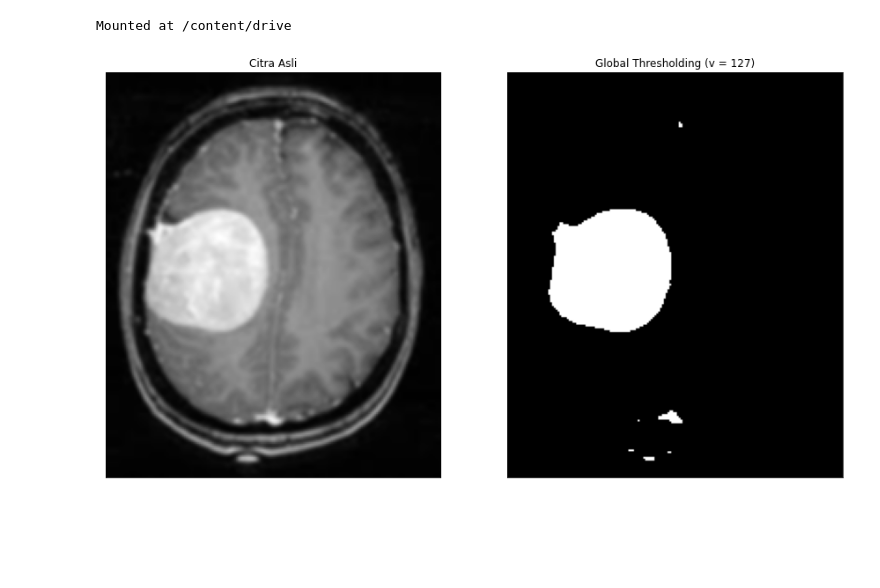
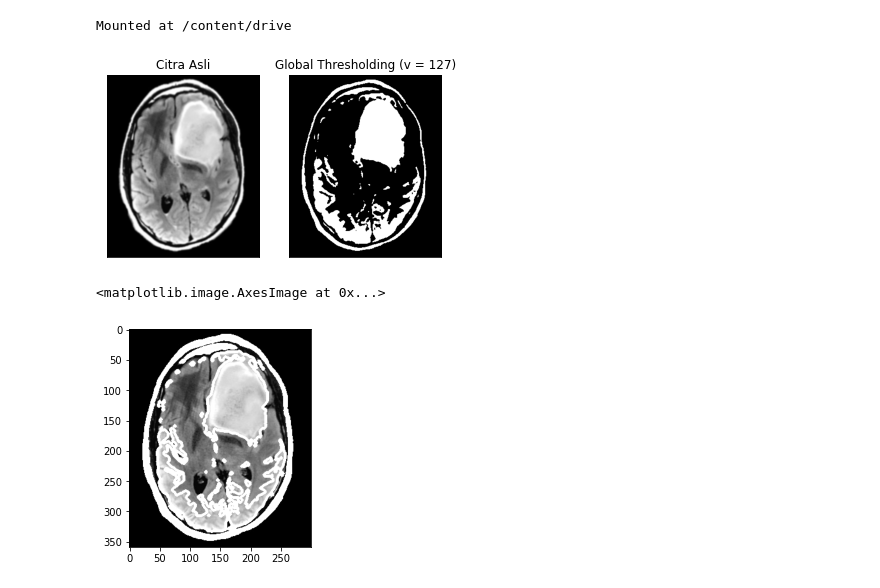
Before and after one commit to yunikurniatr/BrainTumorDetection, a Jupyter notebook: TumorDetection.ipynb, the cells around one changed output. Cells and saved outputs as stored; diff of their text form; code cells hidden in the pictures; blank space fills up the shorter version.

```diff
--- a/TumorDetection.ipynb
+++ b/TumorDetection.ipynb
@@ -11,41 +11,51 @@ import numpy as np
 from matplotlib import pyplot as plt
 # %%
 import cv2 as cv2
-filename = ('/content/drive/MyDrive/PCVK/Brain Tumor/Y1.jpg')
+filename = ('/content/drive/MyDrive/PCVK/Brain Tumor/Y153.jpg')
 img = cv2.imread(filename,0)
 blur = cv2. GaussianBlur (img, (5,5),0)
 
 hist = cv2.calcHist([blur],[0],None,[256], [0,256])
 hist_norm = hist.ravel()/hist.max()
 Q = hist_norm.cumsum()
 bins = np.arange (256)
 wb = 0
 sumb = 0
 varmax = 0
 fn_min = np.inf
 thresh = -1
 for i in range(0,255):
   wb += hist[i]
   wf = (img.shape[0]*img.shape[1]) - wb
   sumb += (i*hist[i])
   mb = sumb / wb
   mf = (sumb - sumb)/wf
   betweenvar = wb * wf * (mb - mf) * (mb - mf)
   if (betweenvar>varmax):
     varmax = betweenvar
     thresh = i
 x = ("Otsu's Thresholding (v = ")+str(thresh)+")"
 ret, th1 = cv2.threshold(blur, 160, 255, cv2.THRESH_BINARY)
-#ret, th2 = cv2.threshold (blur, thresh, 255, cv2. THRESH_BINARY)
+ret, th2 = cv2.threshold (blur, thresh, 255, cv2. THRESH_BINARY)
 
-titles = ['Citra Asli', 'Global Thresholding (v = 127)']
+titles = ['Citra Asli', 'Global Thresholding (v = 127)', x]
 citra3 = [blur, th1]
 
-plt. figure(figsize = (15,15))
+edged = cv.Canny(th1, 30, 200)
+
+#ret, thresh = cv.threshold(img_gray, 127, 255, 0)
+contours, hierarchy = cv.findContours(edged, cv.RETR_EXTERNAL, cv.CHAIN_APPROX_NONE)
+
+cv.drawContours(img, contours, -1, (255,255,0), 3)
+
+#plt. figure(figsize = (10,10))
 for i in range(len(citra3)):
     plt. subplot(1,2,i+1),plt.imshow(citra3[i], 'gray')
     plt.title(titles[i])
     plt.xticks([]),plt.yticks([])
 plt.show()
+plt.imshow(cv.cvtColor(img, cv.COLOR_BGR2RGB))
 # %% [output]
-[figure, old version]
+[figure, new version]
+<matplotlib.image.AxesImage at 0x...>
+[figure, added]
```
Also changed, not shown: parts of 2 cells of this notebook.
